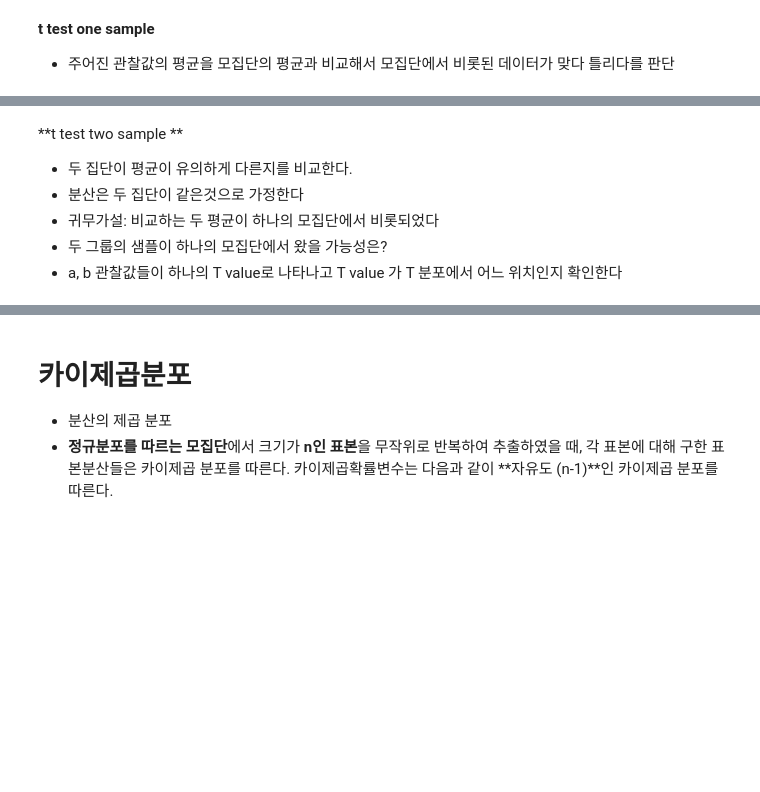
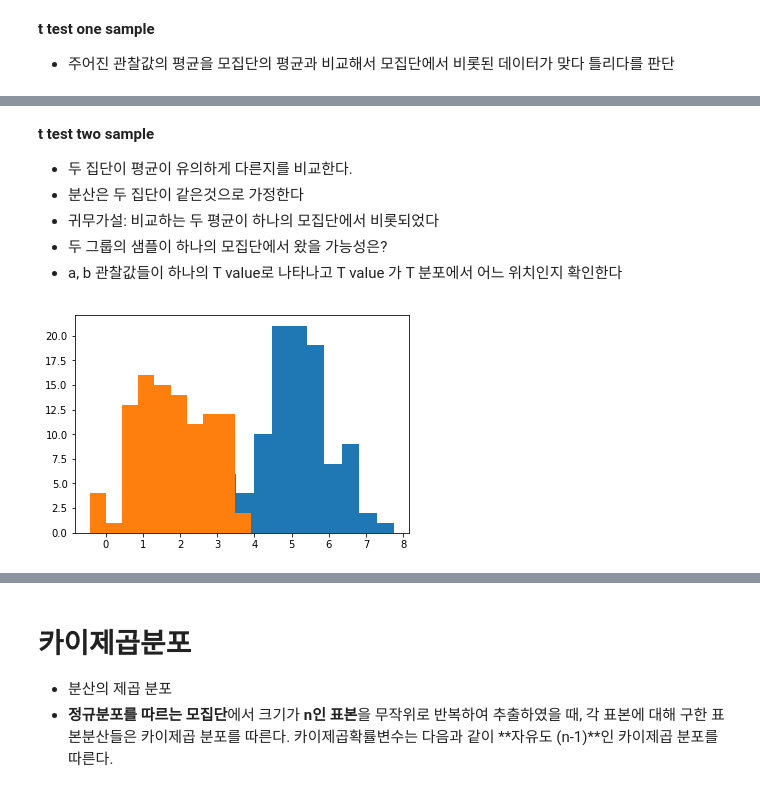
Before and after one commit to k821209/biostatistics, a Jupyter notebook: 2018/biostatistics_170831.ipynb, the cells around one changed output, grey strips where cells are left out. Cells and saved outputs as stored; diff of their text form; code cells hidden in the pictures; blank space fills up the shorter version.

```diff
--- a/2018/biostatistics_170831.ipynb
+++ b/2018/biostatistics_170831.ipynb
@@ -241,7 +268,18 @@ Ttest_1sampResult(statistic=0.72691058633782524, pvalue=0.47073942912686129)
 # %% [markdown]
-**t test two sample **
+**t test two sample**
+
+
 * 두 집단이 평균이 유의하게 다른지를 비교한다.
 * 분산은 두 집단이 같은것으로 가정한다
 * 귀무가설: 비교하는 두 평균이 하나의 모집단에서 비롯되었다
 * 두 그룹의 샘플이 하나의 모집단에서 왔을 가능성은?
 * a, b 관찰값들이 하나의 T value로 나타나고 T value 가 T 분포에서 어느 위치인지 확인한다
+# %%
+a = norm.rvs(loc=5,size=100)
+b = norm.rvs(loc=2,size=100)
+# %%
+plt.hist(a)
+plt.hist(b)
+plt.show()
+# %% [output]
+[figure, added]
```
Also changed, not shown: parts of 11 cells of this notebook, 29 other files.
